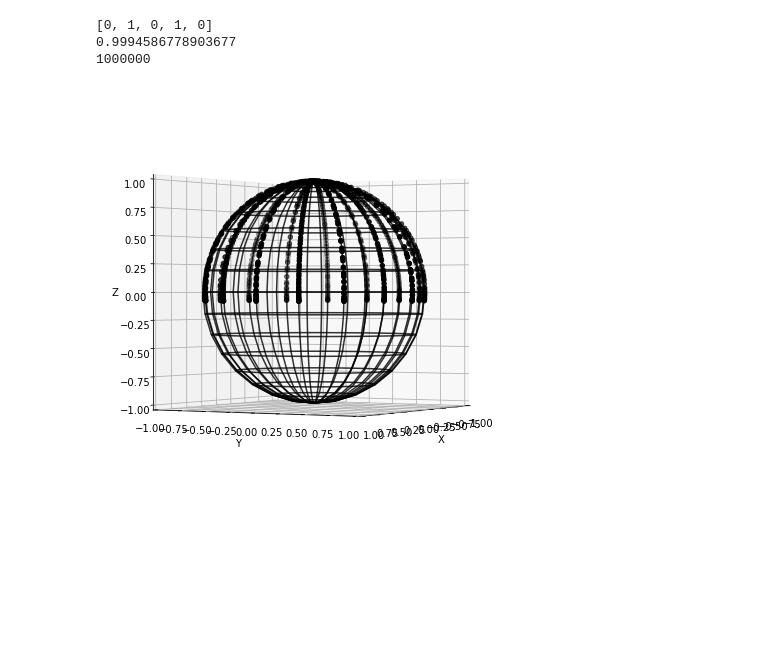
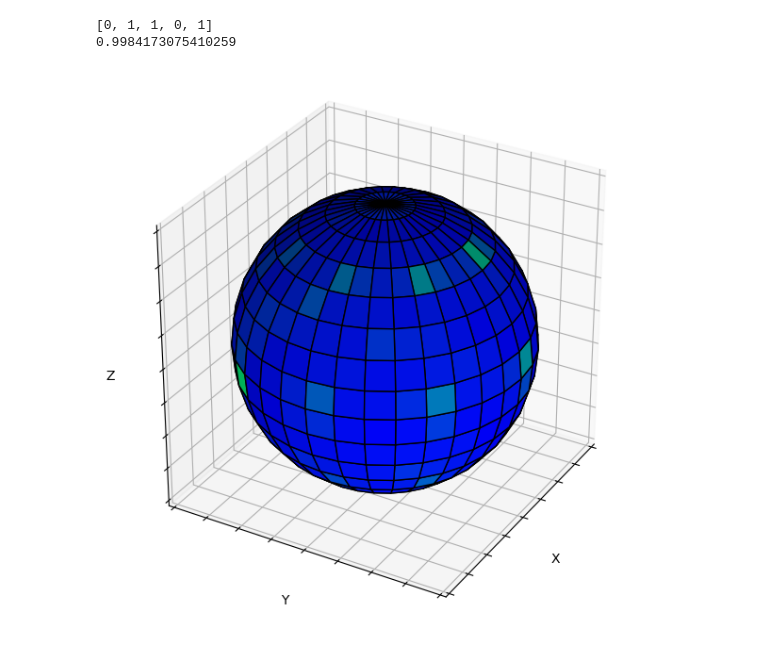
Before and after one commit to Orth-Research/circuit_rl, a Jupyter notebook: mdp_dynamics.ipynb, the cells around one changed output. Drawn from its saved outputs; the diff is of its cells as text; code cells hidden in the pictures; blank space fills up the shorter version.

```diff
--- a/mdp_dynamics.ipynb
+++ b/mdp_dynamics.ipynb
@@ -105,8 +117,8 @@ def R(state, action):
 # %%
 def policy_eval(policy, discount_factor=0.8, epsilon=0.000001):
     V_old = np.zeros(len(states))
-    # while True:
-    for i in range(3):
+    while True:
+    # for i in range(1):
         V_new = np.zeros(len(states))
         delta = 0
         for s in range(len(states)):
@@ -157,7 +169,7 @@ def policy_improvement(policy_eval_fn=policy_eval, discount_factor=0.8):
         if(policy_stable):
             return policy, value_fn
 # %%
-policy, v = policy_improvement()
+policy, v = policy_improvement(policy_eval)
 # %%
 optimal_programs = []
 for i in range(k):
@@ -218,7 +230,7 @@ prog = optimal_programs[np.argmin(np.array([len(i) for i in optimal_programs]))]
 fidelities = []
 print(prog)
 # prog = [0, 1, 1, 0]
-for i in range(k**2):
+for i in range(1):
     s = np.array([1, 0])
     # s = random_state_in_reg((0,0))
     for a in prog:
@@ -229,11 +241,9 @@ for i in range(k**2):
         fidelities.append(f)
     # print(goal, s)
 print(f)
-print(n)
 # %% [output]
-[0, 1, 0, 1, 0]
-0.9994586778903677
-1000000
+[0, 1, 1, 0, 1]
+0.9984173075410259
 # %%
 goals = []
 
@@ -244,14 +254,14 @@ goals = []
 #         s = GATES[a] @ s
 
 # goals.append(s)
-for i in range(1000):
+for i in range(2000):
     goals.append(generate_target_circuit(i))
+    # goals.append(random_unitary(2) @ np.array([1,0]))
 xp = []
 yp = []
 zp = []
 for i in range(len(goals)):
-    theta = 2 * np.arccos(abs(goals[i][0]))
-    phi = np.angle(goals[i][1])
+    theta, phi = statevector_to_angles(goals[i])
     xp.append(np.sin(theta)*np.cos(phi))
     yp.append(np.sin(theta)*np.sin(phi))
     zp.append(np.cos(theta))
@@ -260,11 +270,6 @@ from mpl_toolkits.mplot3d import Axes3D
 import matplotlib.pyplot as plt
 import numpy as np
 from matplotlib import cm
-
-# theta = 2 * np.arccos(abs(goal[0]))
-# phi = np.angle(goal[1])
-# print(theta, phi)
-# print(goal)
 
 # xp, yp, zp = np.sin(theta)*np.cos(phi), np.sin(theta)*np.sin(phi), np.cos(theta)
 # print(xp, yp, zp)
@@ -272,8 +277,10 @@ from matplotlib import cm
 
 # fig = plt.figure()
 # ax = fig.add_subplot(111, projection='3d')
-fig = plt.figure(figsize=plt.figaspect(1)*1.5) #Adjusts the aspect ratio and enlarges the figure (text does not enlarge)
+fig = plt.figure(figsize=plt.figaspect(2)*1.5) #Adjusts the aspect ratio and enlarges the figure (text does not enlarge)
 ax = fig.gca(projection='3d')
+plt.tight_layout()
+ax.set_box_aspect([1,1,1])
 
 # Make data
 r = 1.0
@@ -282,36 +289,48 @@ t = [0]
 p = [-np.pi]
 for i in range(len(thetas)):
     t.append(min(thetas[i].right, np.pi))
 for i in range(len(phis)):
     p.append(min(phis[i].right, np.pi))
 
 # t = np.linspace(0, np.pi, k)
 # p = np.linspace(-np.pi, np.pi, k)
 
 theta,phi = np.meshgrid(p,t)
 
 x = r*np.cos(theta)*np.sin(phi)
 y = r*np.sin(theta)*np.sin(phi)
 z = r*np.cos(phi)
 
 norm = plt.Normalize()
-# colors = plt.cm.winter(norm(v1.reshape(len(thetas), len(phis))))
-# surf = ax.plot_surface(x, y, z, facecolors=colors, alpha=1)
-surf = ax.plot_wireframe(x, y, z, alpha=0.8)
+colors = plt.cm.winter(norm(v.reshape(len(thetas), len(phis))))
+# surf = ax.plot_wireframe(x, y, z, alpha=0.8)
+surf = ax.plot_surface(x, y, z, facecolors=colors, alpha=1)
+
 # surf = ax.plot_surface(x, y, z, color='w', alpha=1)
 
 surf.set_edgecolors('k')
-ax.scatter(xp, yp, zp, color='k', s=20)
-ax.view_init(azim=30, elev=0)
+# ax.scatter(xp, yp, zp, color='k', s=20)
+ax.view_init(azim=30, elev=30)
 # ax.axis('off')
 
 ax.set_xlim([-1,1])
 ax.set_ylim([-1,1])
 ax.set_zlim([-1,1])
 ax.set_xlabel('X')
 ax.set_ylabel('Y')
 ax.set_zlabel('Z')
 plt.tight_layout()
+
+# ax.set_yticks([])
+# ax.set_xticks([])
+# ax.set_zticks([])
+
+ax.axes.xaxis.set_ticklabels([])
+ax.axes.yaxis.set_ticklabels([])
+ax.axes.zaxis.set_ticklabels([])
+
+plt.grid(True)
+# plt.savefig('figures/policy.png', dpi=300, transparent=True, bbox_inches='tight')
 plt.show()
 # %% [output]
-[figure, old version]
+[figure, new version]
```
Also changed, not shown: parts of 5 cells of this notebook, 16 other files.
